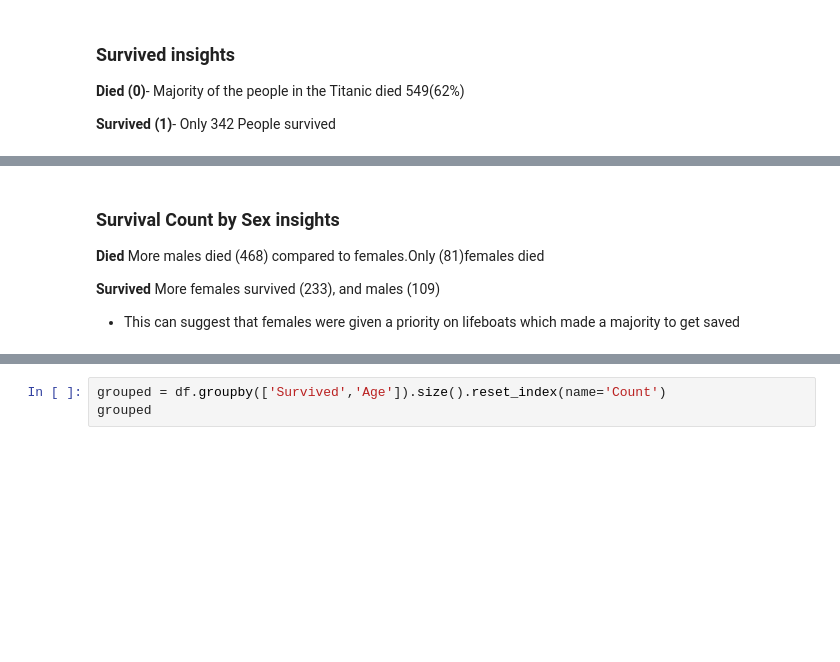
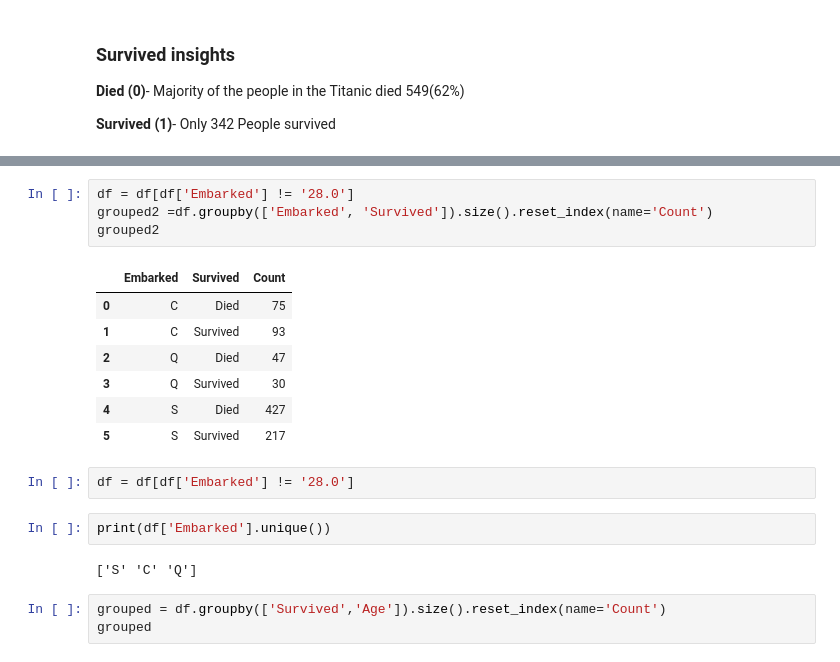
Before and after one commit to Wayneotc/Titanic-Predition-Model, a Jupyter notebook: Titanic_visualization.ipynb, the cells around one changed output, grey strips where cells are left out. Drawn from its saved outputs; the diff is of its cells as text; blank space fills up the shorter version.

```diff
--- a/Titanic_visualization.ipynb
+++ b/Titanic_visualization.ipynb
@@ -139,9 +154,3 @@ memory usage: 77.8+ KB
-# %% [markdown]
-### Survival Count by Sex insights
-**Died** More males died (468) compared to females.Only (81)females died
-
-**Survived** More females survived (233), and males (109)
-* This can suggest that females were given a priority on lifeboats which made a majority to get saved
 # %%
 df.head()
 # %% [output]
@@ -151,6 +160,24 @@ df.head()
 | 2 | 3 | Survived | 3 | Heikkinen, Miss. Laina | female | 26.0 | 0 | 0 | STON/O2. 3101282 | 7.9250 | ... |
 | 3 | 4 | Survived | 1 | Futrelle, Mrs. Jacques Heath (Lil... | female | 35.0 | 1 | 0 | 113803 | 53.1000 | ... |
 | 4 | 5 | Died | 3 | Allen, Mr. William Henry | male | 35.0 | 0 | 0 | 373450 | 8.0500 | ... |
+# %%
+df = df[df['Embarked'] != '28.0']
+grouped2 =df.groupby(['Embarked', 'Survived']).size().reset_index(name='Count')
+grouped2
+# %% [output]
+|  | Embarked | Survived | Count |
+| 0 | C | Died | 75 |
+| 1 | C | Survived | 93 |
+| 2 | Q | Died | 47 |
+| 3 | Q | Survived | 30 |
+| 4 | S | Died | 427 |
+| 5 | S | Survived | 217 |
+# %%
+df = df[df['Embarked'] != '28.0']
+# %%
+print(df['Embarked'].unique())
+# %% [output]
+['S' 'C' 'Q']
 # %%
 grouped = df.groupby(['Survived','Age']).size().reset_index(name='Count')
 grouped
```
Also changed, not shown: parts of 4 cells of this notebook.
